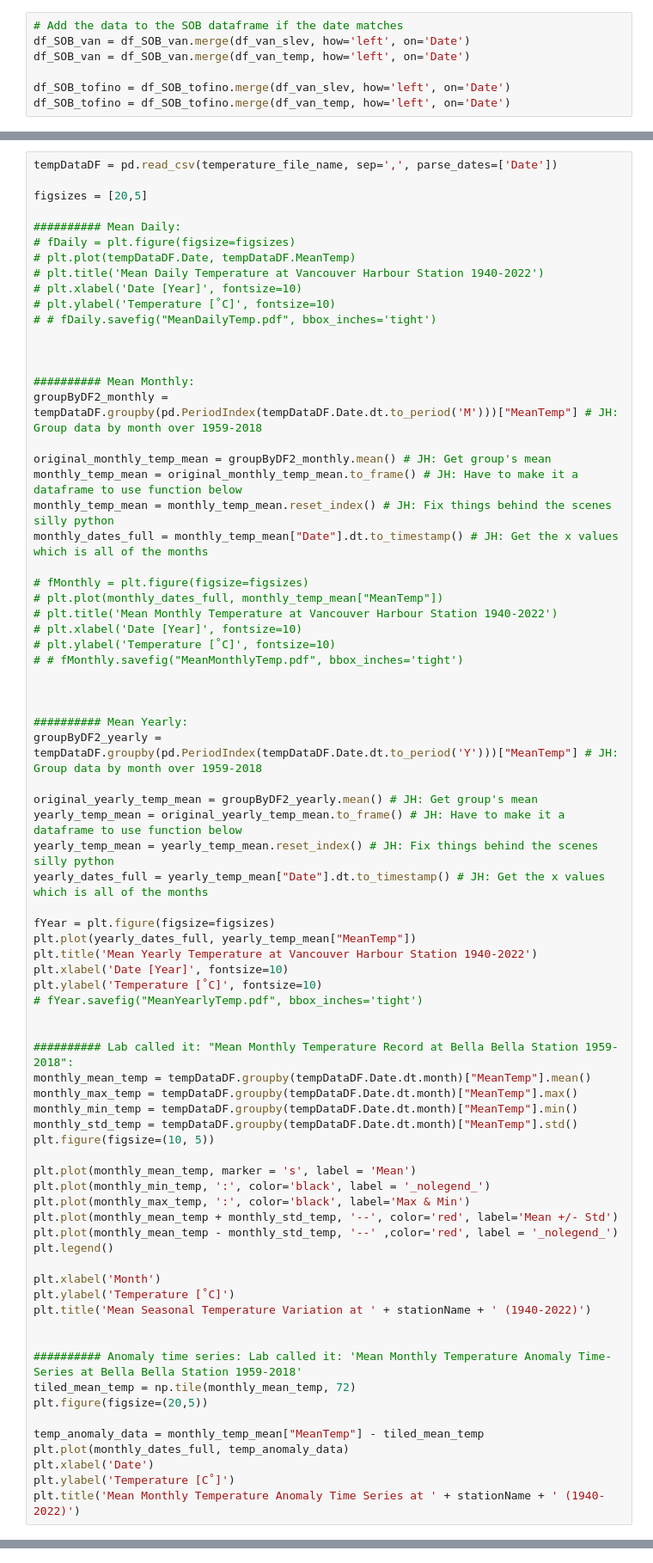
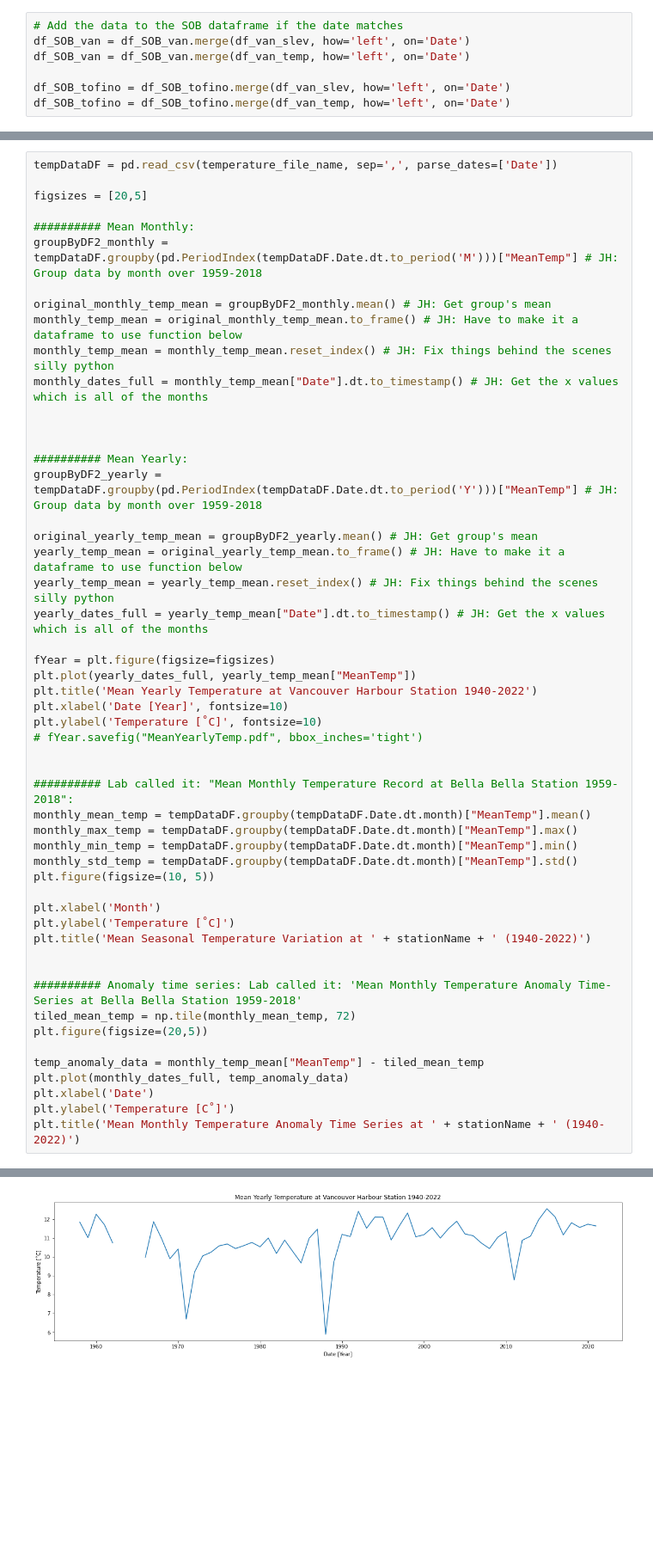
Before and after one commit to Mourud/sea-level-temp-data-analysis, a Jupyter notebook: Final_Project.ipynb, the cells around one changed output, grey strips where cells are left out. Shown at 86% size. Cells and saved outputs as stored; diff of their text form; blank space fills up the shorter version.

```diff
--- a/Final_Project.ipynb
+++ b/Final_Project.ipynb
@@ -179,16 +192,6 @@ plt.title('Mean Monthly Sea level Anomaly Time Series at ' + stationName + ' (19
 tempDataDF = pd.read_csv(temperature_file_name, sep=',', parse_dates=['Date'])
 
 figsizes = [20,5]
-
-########## Mean Daily:
-# fDaily = plt.figure(figsize=figsizes)
-# plt.plot(tempDataDF.Date, tempDataDF.MeanTemp)
-# plt.title('Mean Daily Temperature at Vancouver Harbour Station 1940-2022')
-# plt.xlabel('Date [Year]', fontsize=10)
-# plt.ylabel('Temperature [˚C]', fontsize=10)
-# # fDaily.savefig("MeanDailyTemp.pdf", bbox_inches='tight')
-
-
 
 ########## Mean Monthly:
 groupByDF2_monthly = tempDataDF.groupby(pd.PeriodIndex(tempDataDF.Date.dt.to_period('M')))["MeanTemp"] # JH: Group data by month over 1959-2018
@@ -197,13 +200,6 @@ original_monthly_temp_mean = groupByDF2_monthly.mean() # JH: Get group's mean
 monthly_temp_mean = original_monthly_temp_mean.to_frame() # JH: Have to make it a dataframe to use function below
 monthly_temp_mean = monthly_temp_mean.reset_index() # JH: Fix things behind the scenes silly python
 monthly_dates_full = monthly_temp_mean["Date"].dt.to_timestamp() # JH: Get the x values which is all of the months
-
-# fMonthly = plt.figure(figsize=figsizes)
-# plt.plot(monthly_dates_full, monthly_temp_mean["MeanTemp"])
-# plt.title('Mean Monthly Temperature at Vancouver Harbour Station 1940-2022')
-# plt.xlabel('Date [Year]', fontsize=10)
-# plt.ylabel('Temperature [˚C]', fontsize=10)
-# # fMonthly.savefig("MeanMonthlyTemp.pdf", bbox_inches='tight')
 
 
 
@@ -230,13 +226,6 @@ monthly_min_temp = tempDataDF.groupby(tempDataDF.Date.dt.month)["MeanTemp"].min(
 monthly_std_temp = tempDataDF.groupby(tempDataDF.Date.dt.month)["MeanTemp"].std()
 plt.figure(figsize=(10, 5))
 
-plt.plot(monthly_mean_temp, marker = 's', label = 'Mean')
-plt.plot(monthly_min_temp, ':', color='black', label = '_nolegend_')
-plt.plot(monthly_max_temp, ':', color='black', label='Max & Min')
-plt.plot(monthly_mean_temp + monthly_std_temp, '--', color='red', label='Mean +/- Std')
-plt.plot(monthly_mean_temp - monthly_std_temp, '--' ,color='red', label = '_nolegend_')
-plt.legend()
-
 plt.xlabel('Month')
 plt.ylabel('Temperature [˚C]')
 plt.title('Mean Seasonal Temperature Variation at ' + stationName + ' (1940-2022)')
@@ -251,3 +240,4 @@ plt.plot(monthly_dates_full, temp_anomaly_data)
 plt.xlabel('Date')
 plt.ylabel('Temperature [C˚]')
 plt.title('Mean Monthly Temperature Anomaly Time Series at ' + stationName + ' (1940-2022)')
+# %% [output]
@@ -253,0 +245 @@ plt.title('Mean Monthly Temperature Anomaly Time Series at ' + stationName + ' (
+[figure, added]
```
Also changed, not shown: parts of 7 cells of this notebook.
